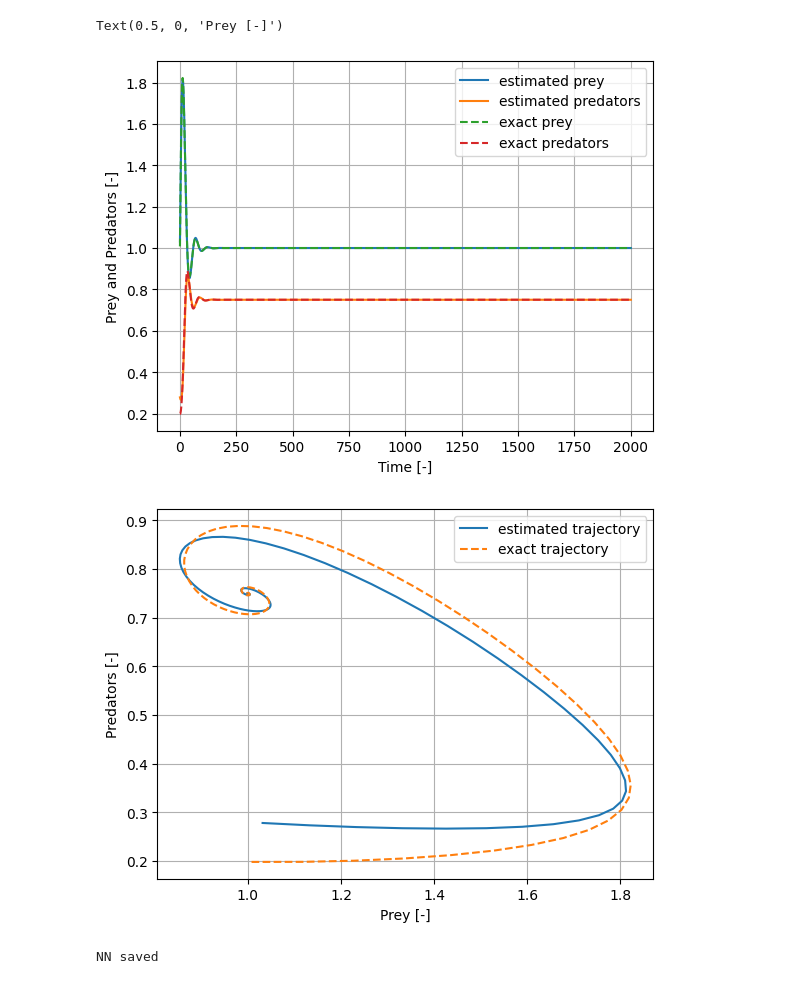
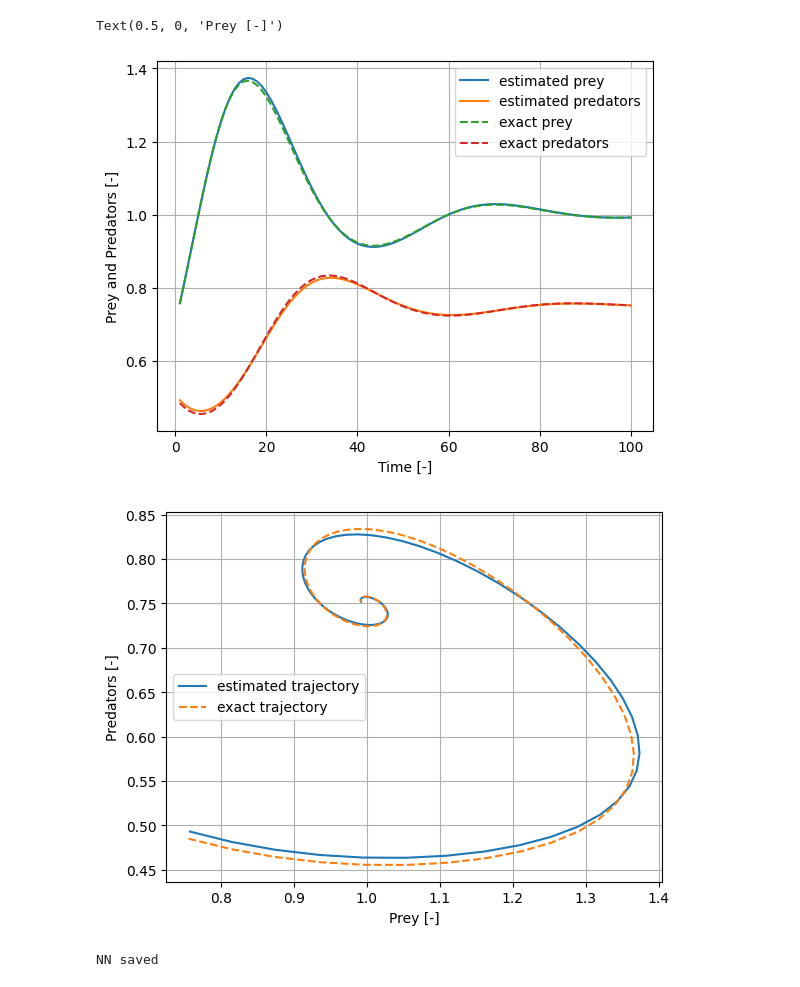
Before and after one commit to Adrianominora/Prevision, a Jupyter notebook: scripts/NN_Keras.ipynb, the cells around one changed output. Saved outputs shown, nothing was run; the diff lists cells and outputs as text; code cells hidden in the pictures.

```diff
--- a/scripts/NN_Keras.ipynb
+++ b/scripts/NN_Keras.ipynb
@@ -48,10 +48,10 @@ OUTPUTDIM = (2,)
 
 #Training data set
 
-input_train=np.load('../data/input_train.npy')[:8000,:]
-input_test=np.load('../data/input_test.npy')[:2000,:]
-output_train=np.load('../data/output_train.npy')[:8000,:]
-output_test=np.load('../data/output_test.npy')[:2000,:]
+input_train=np.load('../data/input_train.npy')
+input_test=np.load('../data/input_test.npy')
+output_train=np.load('../data/output_train.npy')
+output_test=np.load('../data/output_test.npy')
 # %%
 input_layer = layers.Input(shape = INPUTDIM, name= 'input_layer')
 
@@ -140,8 +140,8 @@ plt.show()
 # %%
 rec_output = model.predict(input_test)
-index = 0
-T = 50*40
-Nt = 50*40
+index = 3
+T = 100
+Nt = 100
 dt = T/Nt
 tt=np.arange(dt,T+dt,dt)
 
@@ -169,6 +169,6 @@ plt.xlabel('Prey [-]')
 Text(0.5, 0, 'Prey [-]')
-[figure, old version]
+[figure, new version]
-[figure, old version]
+[figure, new version]
 # %%
 save_NN = False
 # save_NN = True
```
Also changed, not shown: parts of 4 cells of this notebook, 9 other files.
